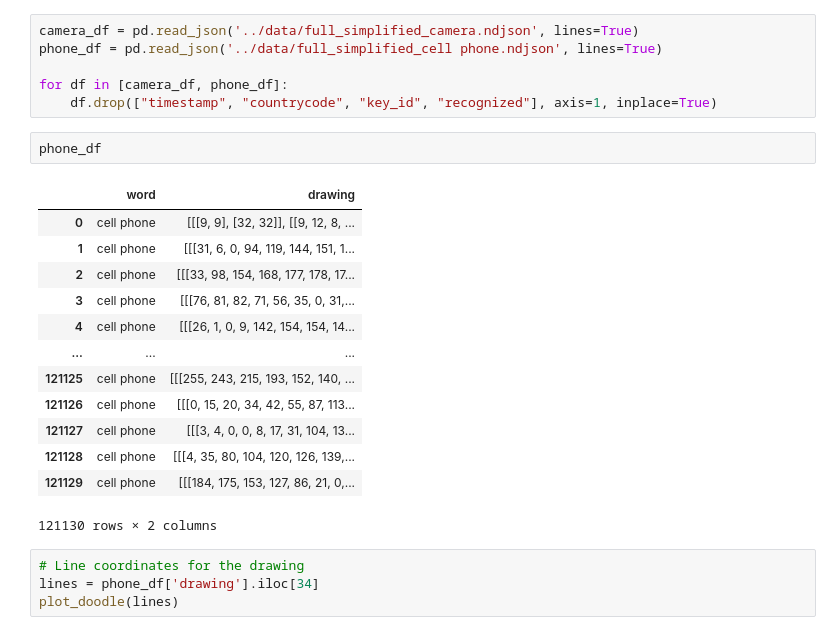
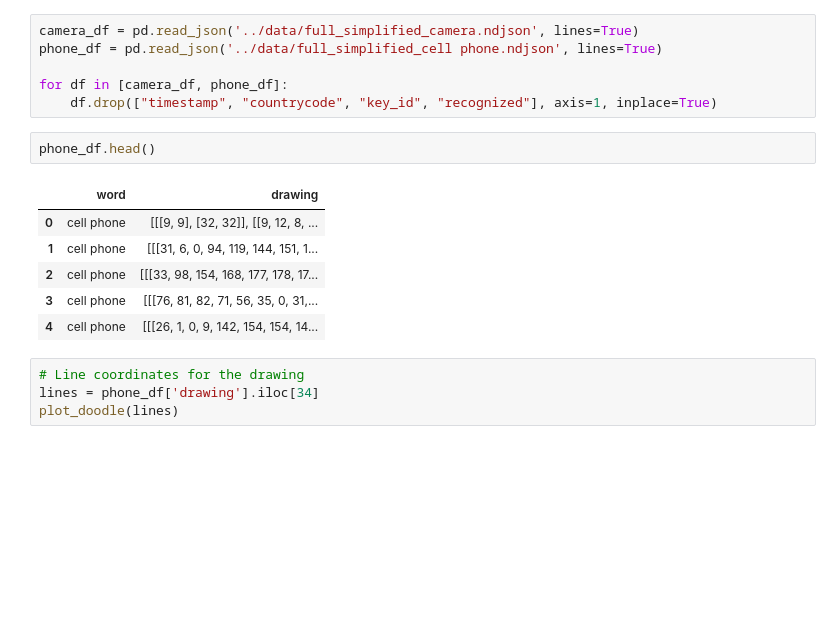
Before and after one commit to yeray142/QDraw, a Jupyter notebook: notebooks/data_preprocessing.ipynb, the cells around one changed output. Cells and saved outputs as stored; diff of their text form; blank space fills up the shorter version.

```diff
--- a/notebooks/data_preprocessing.ipynb
+++ b/notebooks/data_preprocessing.ipynb
@@ -23,21 +23,14 @@ phone_df = pd.read_json('../data/full_simplified_cell phone.ndjson', lines=True)
 for df in [camera_df, phone_df]:
     df.drop(["timestamp", "countrycode", "key_id", "recognized"], axis=1, inplace=True)
 # %%
-phone_df
+phone_df.head()
 # %% [output]
 |  | word | drawing |
 | 0 | cell phone | [[[9, 9], [32, 32]], [[9, 12, 8, ... |
 | 1 | cell phone | [[[31, 6, 0, 94, 119, 144, 151, 1... |
 | 2 | cell phone | [[[33, 98, 154, 168, 177, 178, 17... |
 | 3 | cell phone | [[[76, 81, 82, 71, 56, 35, 0, 31,... |
 | 4 | cell phone | [[[26, 1, 0, 9, 142, 154, 154, 14... |
-| ... | ... | ... |
-| 121125 | cell phone | [[[255, 243, 215, 193, 152, 140, ... |
-| 121126 | cell phone | [[[0, 15, 20, 34, 42, 55, 87, 113... |
-| 121127 | cell phone | [[[3, 4, 0, 0, 8, 17, 31, 104, 13... |
-| 121128 | cell phone | [[[4, 35, 80, 104, 120, 126, 139,... |
-| 121129 | cell phone | [[[184, 175, 153, 127, 86, 21, 0,... |
-121130 rows × 2 columns
 # %%
 # Line coordinates for the drawing
 lines = phone_df['drawing'].iloc[34]
```
Also changed, not shown: parts of 2 cells of this notebook, 5 other files.
